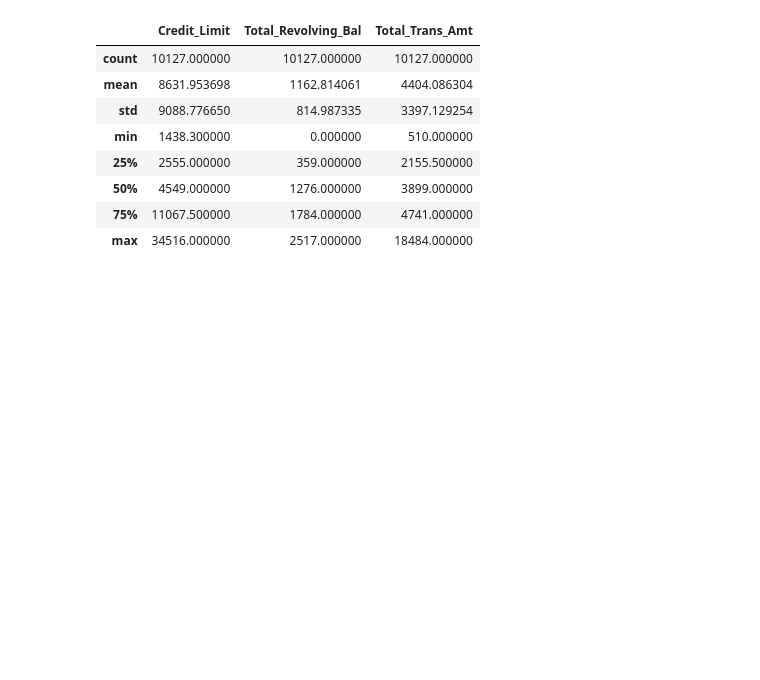
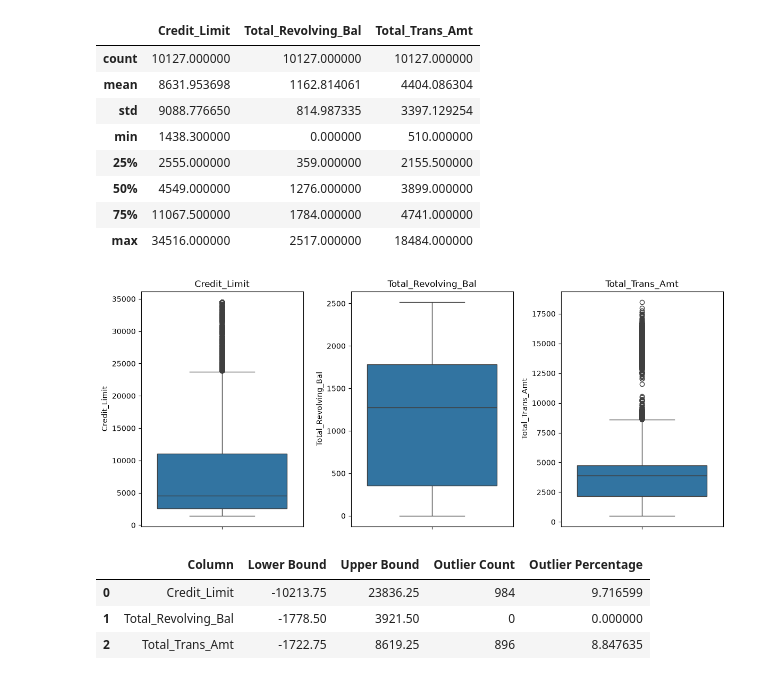
Before and after one commit to rajjadav007/Credit_card_customer_analysis, a Jupyter notebook: BankData.ipynb, the cells around one changed output. Cells and saved outputs as stored; diff of their text form; code cells hidden in the pictures; blank space fills up the shorter version.

```diff
--- a/BankData.ipynb
+++ b/BankData.ipynb
@@ -410,3 +410,46 @@ cust[outlier_column].describe()
 | 50% | 4549.000000 | 1276.000000 | 3899.000000 |
 | 75% | 11067.500000 | 1784.000000 | 4741.000000 |
 | max | 34516.000000 | 2517.000000 | 18484.000000 |
+# %%
+plt.figure(figsize=(12, 5))
+
+for i, col in enumerate(outlier_column, 1):
+    plt.subplot(1, 3, i)
+    sns.boxplot(y=cust[col])
+    plt.title(col)
+
+plt.tight_layout()
+plt.show()
+# %% [output]
+[figure, added]
+# %%
+outlier_summary = []
+
+for col in outlier_column:
+    Q1 = cust[col].quantile(0.25)
+    Q3 = cust[col].quantile(0.75)
+    IQR = Q3 - Q1
+
+    lower_bound = Q1 - 1.5 * IQR
+    upper_bound = Q3 + 1.5 * IQR
+
+    outliers = cust[
+        (cust[col] < lower_bound) |
+        (cust[col] > upper_bound)
+    ]
+
+    outlier_summary.append({
+        "Column": col,
+        "Lower Bound": lower_bound,
+        "Upper Bound": upper_bound,
+        "Outlier Count": len(outliers),
+        "Outlier Percentage": len(outliers) / len(cust) * 100
+    })
+
+outlier_summary = pd.DataFrame(outlier_summary)
+display(outlier_summary)
+# %% [output]
+|  | Column | Lower Bound | Upper Bound | Outlier Count | Outlier Percentage |
+| 0 | Credit_Limit | -10213.75 | 23836.25 | 984 | 9.716599 |
+| 1 | Total_Revolving_Bal | -1778.50 | 3921.50 | 0 | 0.000000 |
+| 2 | Total_Trans_Amt | -1722.75 | 8619.25 | 896 | 8.847635 |
```
Also changed, not shown: parts of 8 cells of this notebook, 2 other files.
